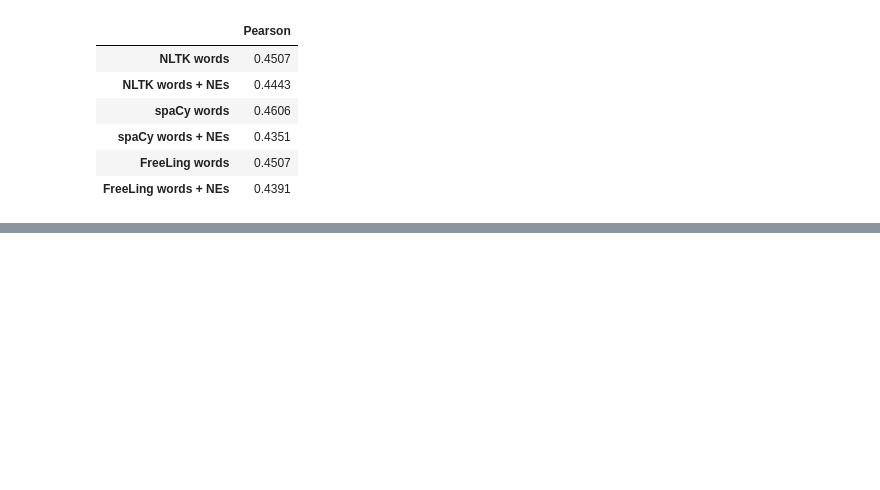
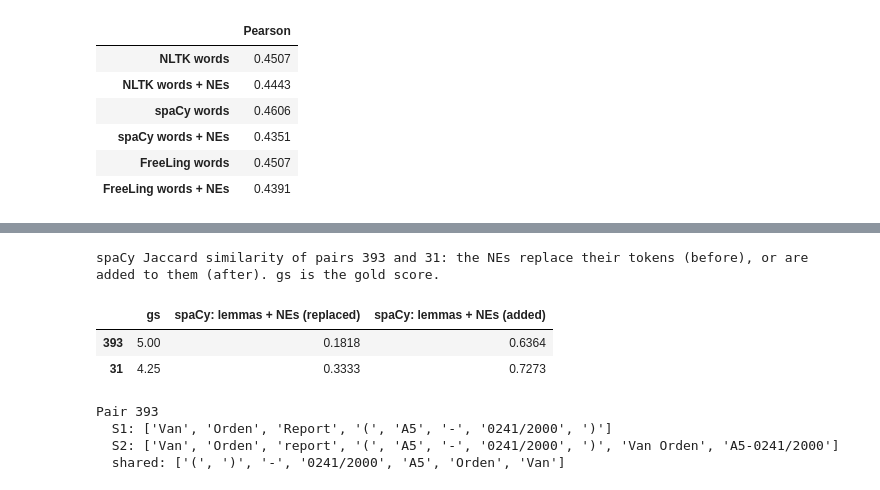
Before and after one commit to cocoac-ai/IHLT-MAI-2026-27-Local, a Jupyter notebook: labs/Lab07.ipynb, the cells around one changed output, grey strips where cells are left out. Cells and saved outputs as stored; diff of their text form; code cells hidden in the pictures; blank space fills up the shorter version.

```diff
--- a/labs/Lab07.ipynb
+++ b/labs/Lab07.ipynb
@@ -198,5 +257,0 @@ Count the pairs whose similarity changes when the NEs are merged.
-# %%
-# How many pairs are affected by the NEs?
-for tool in ["NLTK", "spaCy", "FreeLing"]:
-    diff = dt[f"{tool} words + NEs"] - dt[f"{tool} words"]
-    print(f"{tool:<8} pairs that change: {(diff != 0).sum():>3}   higher: {(diff > 0).sum():>3}   lower: {(diff < 0).sum():>3}")
@@ -249,11 +335,0 @@ Pair 393  (gold 5.0)
-# %%
-# NLTK and FreeLing: the largest decreases with NEs, and pair 393 (the largest decrease with spaCy).
-for tool, items, x1s, x2s in [("NLTK", nltk_words_and_nes, dt[0], dt[1]),
-                              ("FreeLing", freeling_words_and_nes, freeling1, freeling2)]:
-    diff = dt[f"{tool} words + NEs"] - dt[f"{tool} words"]
-    print(f"=== {tool}: largest decreases with NEs ===\n")
-    for i in list(diff.nsmallest(3).index) + [393]:
-        print(f"Pair {i}  (gold {dt['gs'][i]})   {tool} words {dt[f'{tool} words'][i]:.3f}   {tool} words + NEs {dt[f'{tool} words + NEs'][i]:.3f}")
-        print(f"  S1 items: {items(x1s[i])}")
-        print(f"  S2 items: {items(x2s[i])}")
-        print()
@@ -311,0 +390,46 @@ Each sentence is represented as its set of words, where the words of a NE are me
+# %%
+def lemmas(sentence):
+    return [lemma for segment in sentence for lemma in segment.lemmas]
+
+# Same as words_and_nes, but the tokens outside the NEs are lemmas.
+def lemmas_and_nes(sentence):
+    items = []
+    for segment in sentence:
+        items += [segment.text] if segment.label else segment.lemmas
+    return items
+
+# The NEs are added to the tokens.
+def words_plus_nes(sentence):
+    return words(sentence) + [ne.text for ne in nes(sentence)]
+
+def lemmas_plus_nes(sentence):
+    return lemmas(sentence) + [ne.text for ne in nes(sentence)]
+
+# Similarity of every pair with each representation. NLTK has no lemmas here.
+representations = {"words": words, "lemmas": lemmas, "ex1: words + NEs (replaced)": words_and_nes,
+                   "ex2: words + NE:TYPE (replaced)": words_and_typed_nes, "lemmas + NEs (replaced)": lemmas_and_nes,
+                   "words + NEs (added)": words_plus_nes, "lemmas + NEs (added)": lemmas_plus_nes}
+for tool in segments:
+    for name, items in representations.items():
+        if tool != "NLTK" or "lemmas" not in name:
+            dt[f"{tool}: {name}"] = similarities(tool, items)
+
+# Before and after.
+print("spaCy Jaccard similarity of pairs 393 and 31: the NEs replace their tokens (before), or are added to them (after). gs is the gold score.")
+display(dt.loc[[393, 31], ["gs", "spaCy: lemmas + NEs (replaced)", "spaCy: lemmas + NEs (added)"]].round(4))
+
+# Pair 393 with the NEs added.
+s1, s2 = segments["spaCy"][0][393], segments["spaCy"][1][393]
+print("Pair 393")
+print(f"  S1: {lemmas_plus_nes(s1)}")
+print(f"  S2: {lemmas_plus_nes(s2)}")
+print(f"  shared: {sorted(set(lemmas_plus_nes(s1)) & set(lemmas_plus_nes(s2)))}")
+# %% [output]
+spaCy Jaccard similarity of pairs 393 and 31: the NEs replace their tokens (before), or are added to them (after). gs is the gold score.
+|  | gs | spaCy: lemmas + NEs (replaced) | spaCy: lemmas + NEs (added) |
+| 393 | 5.00 | 0.1818 | 0.6364 |
+| 31 | 4.25 | 0.3333 | 0.7273 |
+Pair 393
+  S1: ['Van', 'Orden', 'Report', '(', 'A5', '-', '0241/2000', ')']
+  S2: ['Van', 'Orden', 'report', '(', 'A5', '-', '0241/2000', ')', 'Van Orden', 'A5-0241/2000']
+  shared: ['(', ')', '-', '0241/2000', 'A5', 'Orden', 'Van']
```
Also changed, not shown: parts of 24 cells of this notebook, 3 other files.
